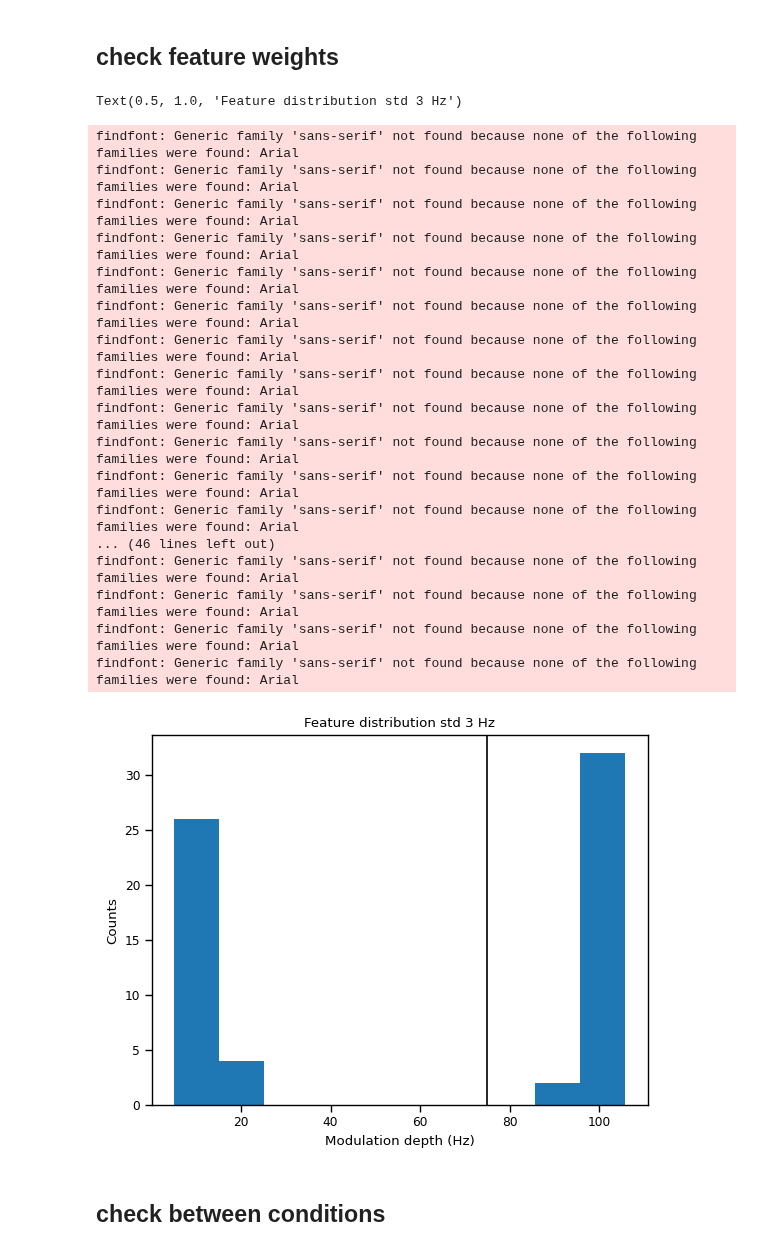
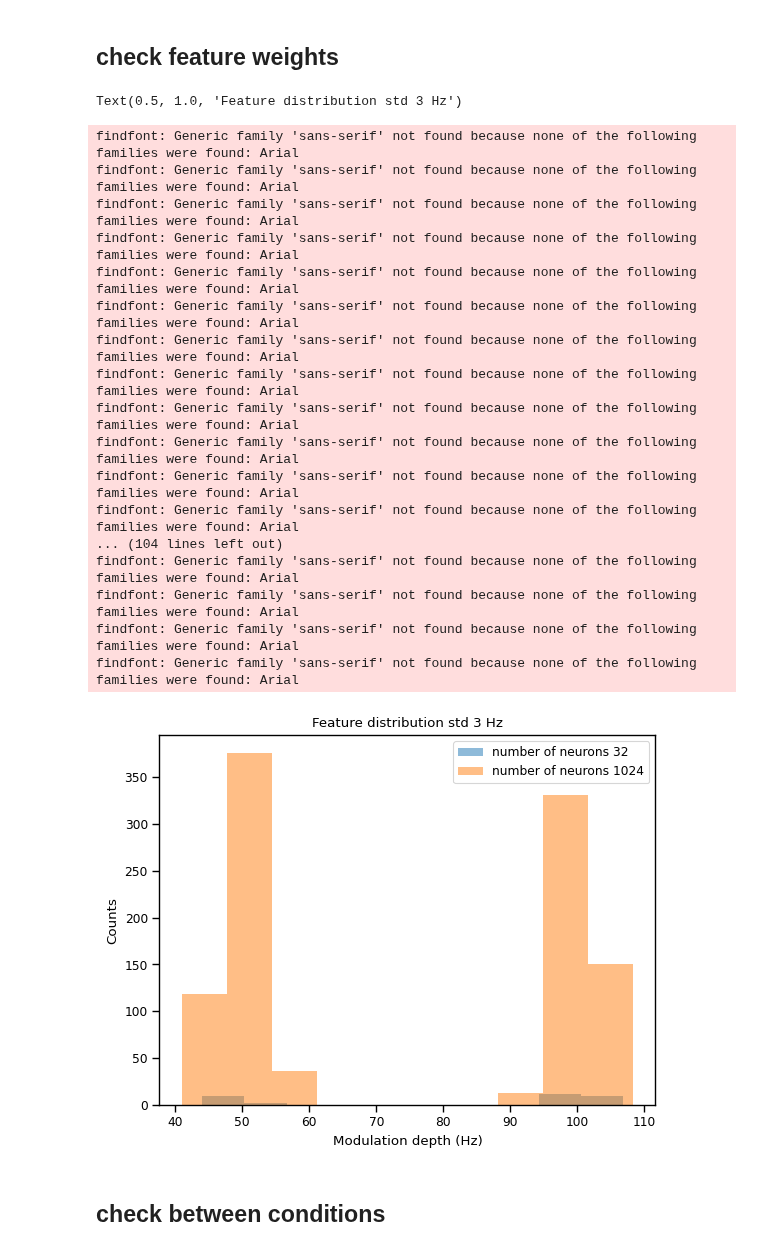
Before and after one commit to sijia66/adaptive_feature_selection, a Jupyter notebook: figure6_number_of_features_scan/231108_afs_total_number_of_scans.ipynb, the cells around one changed output. Drawn from its saved outputs; the diff is of its cells as text; code cells hidden in the pictures.

Commit message:
number of neurons and  fraction of neurons

```diff
--- a/figure6_number_of_features_scan/231108_afs_total_number_of_scans.ipynb
+++ b/figure6_number_of_features_scan/231108_afs_total_number_of_scans.ipynb
@@ -114,35 +114,40 @@ we collected 6 number of experiments
 # %% [markdown]
 ## check feature weights
 # %%
-feature_weights = exp_data_all[1]['feature_selection']['feature_weights']
+
 # plot the histogram of the feature weights
 
 fig_weight, ax_weight = plt.subplots()
-ax_weight.hist(feature_weights)
-ax_weight.axvline(x = 75, color = 'k')
+
+exp_indices = [0, -1]
+
+for exp_index in exp_indices:
+    feature_weights = exp_data_all[exp_index]['feature_selection']['feature_weights']
+    ax_weight.hist(feature_weights, label=f'number of neurons {total_number_of_neurons_array[exp_index]}', alpha=0.5)
+    ax_weight.legend()
 ax_weight.set_xlabel('Modulation depth (Hz)')
 ax_weight.set_ylabel('Counts')
 ax_weight.set_title(f'Feature distribution std {std} Hz')
 # %% [output]
 Text(0.5, 1.0, 'Feature distribution std 3 Hz')
 findfont: Generic family 'sans-serif' not found because none of the following families were found: Arial
 findfont: Generic family 'sans-serif' not found because none of the following families were found: Arial
 findfont: Generic family 'sans-serif' not found because none of the following families were found: Arial
 findfont: Generic family 'sans-serif' not found because none of the following families were found: Arial
 findfont: Generic family 'sans-serif' not found because none of the following families were found: Arial
 findfont: Generic family 'sans-serif' not found because none of the following families were found: Arial
 findfont: Generic family 'sans-serif' not found because none of the following families were found: Arial
 findfont: Generic family 'sans-serif' not found because none of the following families were found: Arial
 findfont: Generic family 'sans-serif' not found because none of the following families were found: Arial
 findfont: Generic family 'sans-serif' not found because none of the following families were found: Arial
 findfont: Generic family 'sans-serif' not found because none of the following families were found: Arial
 findfont: Generic family 'sans-serif' not found because none of the following families were found: Arial
-... (46 lines left out)
+... (104 lines left out)
 findfont: Generic family 'sans-serif' not found because none of the following families were found: Arial
 findfont: Generic family 'sans-serif' not found because none of the following families were found: Arial
 findfont: Generic family 'sans-serif' not found because none of the following families were found: Arial
 findfont: Generic family 'sans-serif' not found because none of the following families were found: Arial
-[figure, old version]
+[figure, new version]
 # %% [markdown]
 ## check between conditions
 # %%
```
Also changed, not shown: parts of 37 cells of this notebook, 4 other files.
